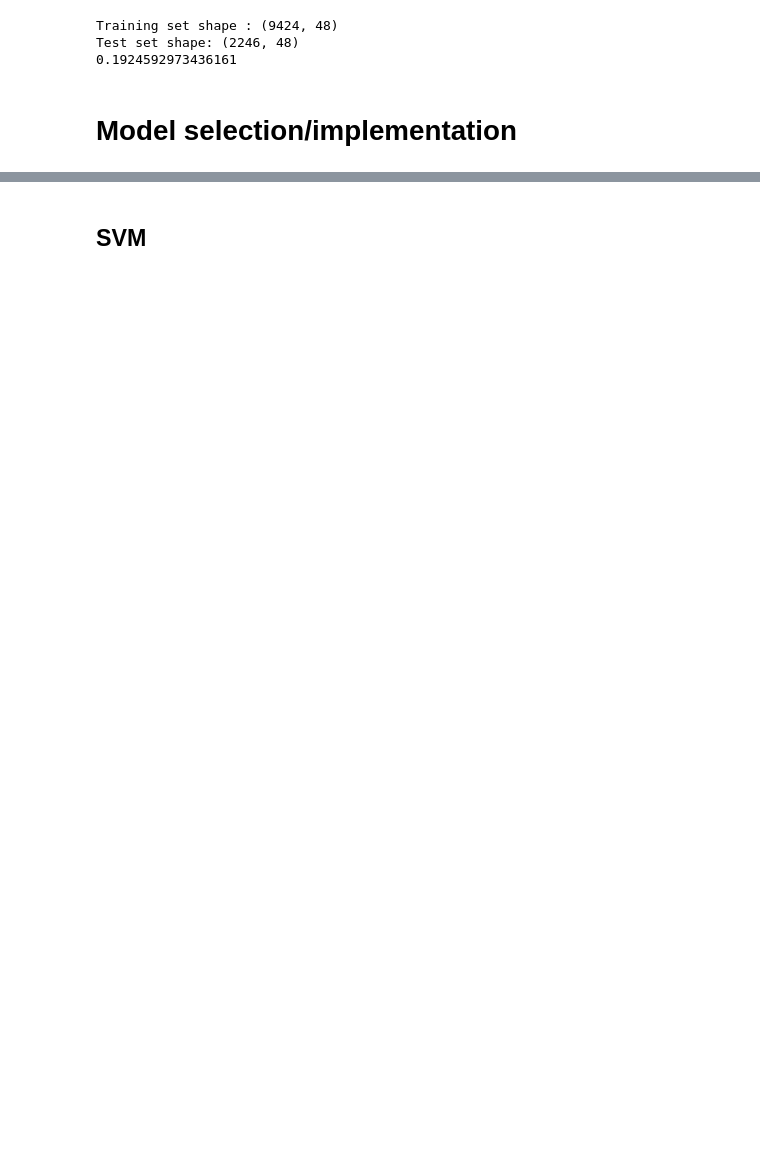
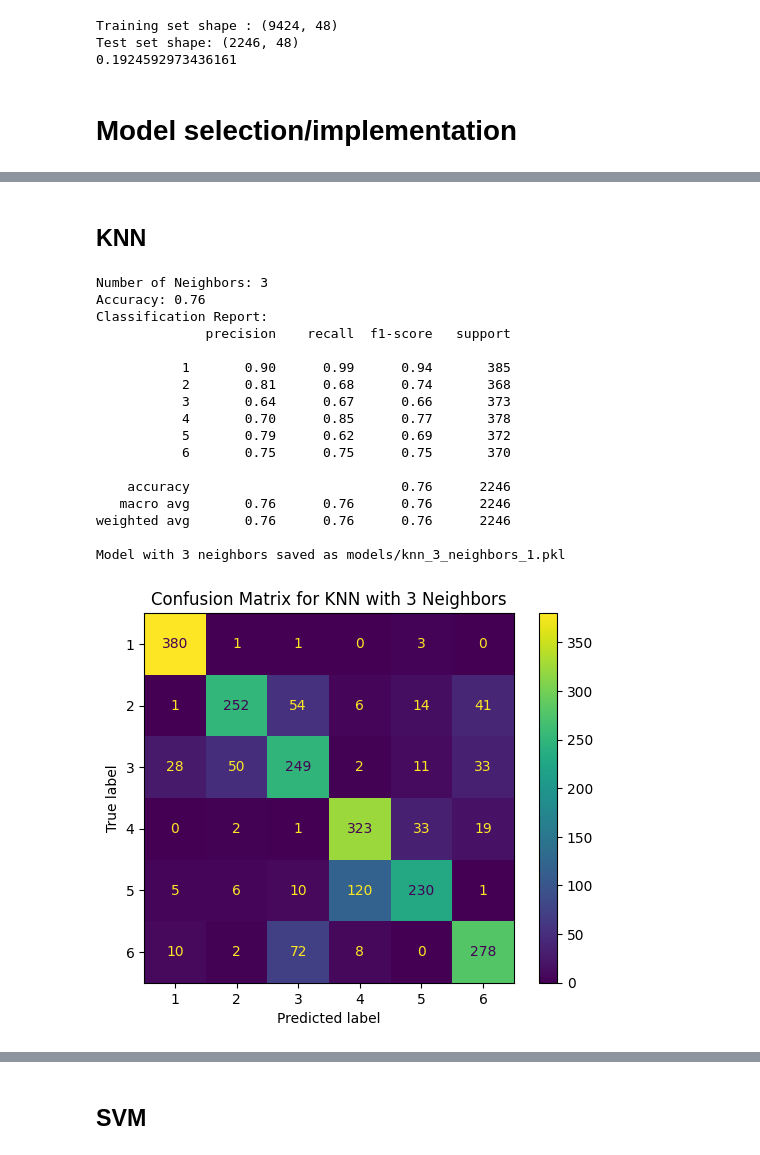
Before and after one commit to FrankDelft/ML_EE_EMG, a Jupyter notebook: main.ipynb, the cells around one changed output, grey strips where cells are left out. Drawn from its saved outputs; the diff is of its cells as text; code cells hidden in the pictures; blank space fills up the shorter version.

```diff
--- a/main.ipynb
+++ b/main.ipynb
@@ -625,0 +726,68 @@ Test set shape: (2246, 48)
+# %% [markdown]
+
+## KNN
+# %%
+# Define the directory and base filename
+model_dir = 'models'
+os.makedirs(model_dir, exist_ok=True)
+
+# Define the different neighbor values to train
+neighbor_values = [3, 9, 15]  # You can add more values as needed
+
+# Iterate over each neighbor value
+for n_neighbors in neighbor_values:
+    # Initialize the KNN model with the specified number of neighbors
+    knn_model = KNeighborsClassifier(n_neighbors=n_neighbors)
+
+    # Train the model on training data
+    knn_model.fit(X_train, y_train)
+
+    # Make predictions on test data
+    y_pred = knn_model.predict(X_test)
+
+    # Evaluate the model
+    accuracy = accuracy_score(y_test, y_pred)
+    report = classification_report(y_test, y_pred)
+
+    print(f"Number of Neighbors: {n_neighbors}")
+    print(f"Accuracy: {accuracy:.2f}")
+    print("Classification Report:")
+    print(report)
+
+    # Prepare the model filename with n_neighbors
+    version = 1
+    while True:
+        model_filename = f"knn_{n_neighbors}_neighbors_{version}.pkl"
+        model_path = os.path.join(model_dir, model_filename)
+        if not os.path.exists(model_path):
+            break
+        version += 1
+
+    # Save the model
+    with open(model_path, 'wb') as f:
+        pickle.dump({'model': knn_model}, f)
+
+    print(f"Model with {n_neighbors} neighbors saved as {model_path}\n")
+    #Plot the confusion matrix
+    ConfusionMatrixDisplay.from_estimator(knn_model, X_test, y_test)
+    plt.title(f'Confusion Matrix for KNN with {n_neighbors} Neighbors')
+    plt.show()
+# %% [output]
+Number of Neighbors: 3
+Accuracy: 0.76
+Classification Report:
+              precision    recall  f1-score   support
+
+           1       0.90      0.99      0.94       385
+           2       0.81      0.68      0.74       368
+           3       0.64      0.67      0.66       373
+           4       0.70      0.85      0.77       378
+           5       0.79      0.62      0.69       372
+           6       0.75      0.75      0.75       370
+
+    accuracy                           0.76      2246
+   macro avg       0.76      0.76      0.76      2246
+weighted avg       0.76      0.76      0.76      2246
+
+Model with 3 neighbors saved as models/knn_3_neighbors_1.pkl
+[figure, added]
```
Also changed, not shown: parts of 12 cells of this notebook, 9 other files.
